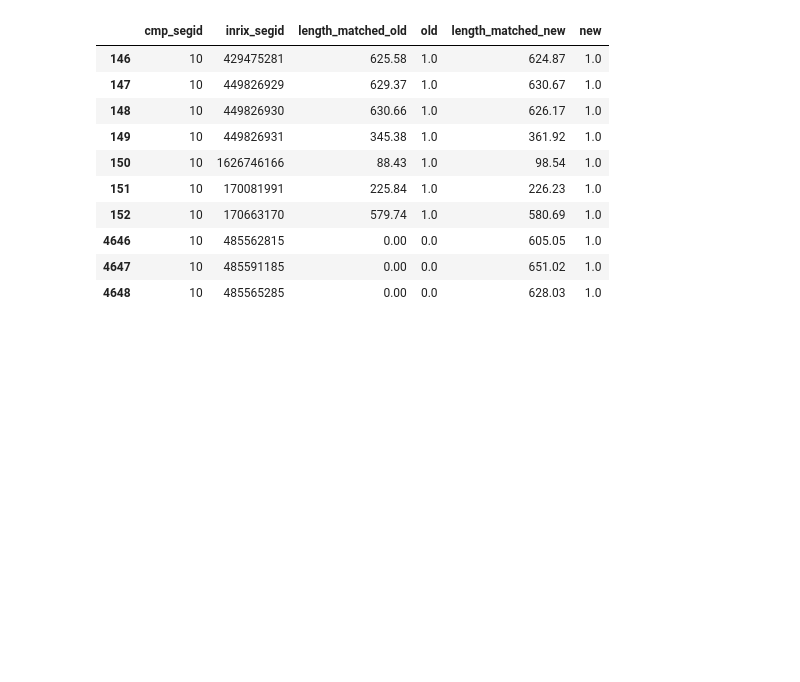
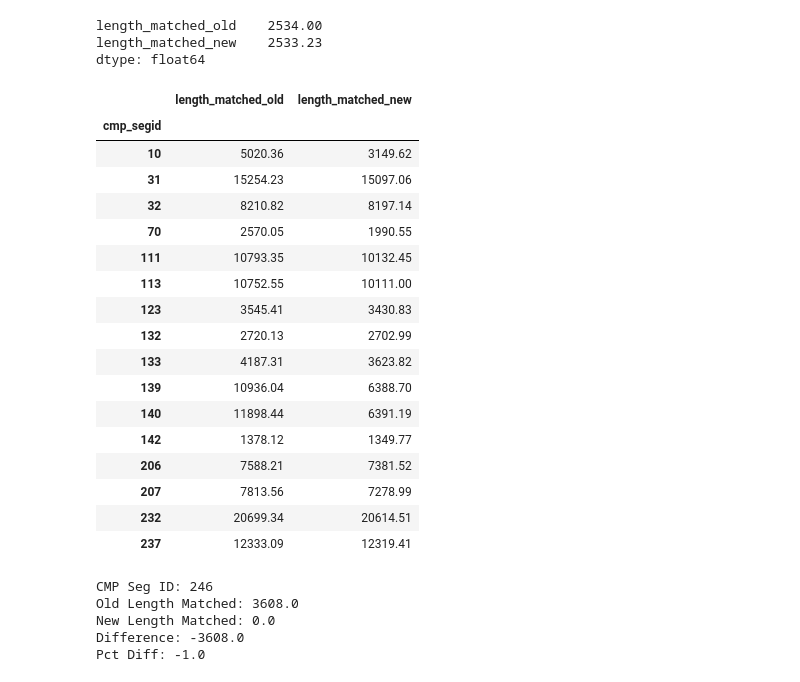
Before and after one commit to sfcta/cmp_scripts, a Jupyter notebook: Conflation/notebooks/Correspondence Explorer.ipynb, the cells around one changed output. Drawn from its saved outputs; the diff is of its cells as text; code cells hidden in the pictures; blank space fills up the shorter version.

```diff
--- a/Conflation/notebooks/Correspondence Explorer.ipynb
+++ b/Conflation/notebooks/Correspondence Explorer.ipynb
@@ -118,16 +159,8 @@ df = pd.merge(old,
               how='outer',
               suffixes=['_old','_new']).fillna(0)
 # %%
-df.loc[df['cmp_segid'].eq(10)]
+df.loc[df['cmp_segid'].eq(1),['length_matched_old','length_matched_new']].sum()
 # %% [output]
-|  | cmp_segid | inrix_segid | length_matched_old | old | length_matched_new | new |
-| 146 | 10 | 429475281 | 625.58 | 1.0 | 624.87 | 1.0 |
-| 147 | 10 | 449826929 | 629.37 | 1.0 | 630.67 | 1.0 |
-| 148 | 10 | 449826930 | 630.66 | 1.0 | 626.17 | 1.0 |
-| 149 | 10 | 449826931 | 345.38 | 1.0 | 361.92 | 1.0 |
-| 150 | 10 | 1626746166 | 88.43 | 1.0 | 98.54 | 1.0 |
-| 151 | 10 | 170081991 | 225.84 | 1.0 | 226.23 | 1.0 |
-| 152 | 10 | 170663170 | 579.74 | 1.0 | 580.69 | 1.0 |
-| 4646 | 10 | 485562815 | 0.00 | 0.0 | 605.05 | 1.0 |
-| 4647 | 10 | 485591185 | 0.00 | 0.0 | 651.02 | 1.0 |
-| 4648 | 10 | 485565285 | 0.00 | 0.0 | 628.03 | 1.0 |
+length_matched_old    2534.00
+length_matched_new    2533.23
+dtype: float64
@@ -136 +173,36 @@ added_xd_iter = iter(df.loc[df['old'].eq(0)].groupby('cmp_segid'))
+# %%
+s.loc[(s['length_matched_old'] - s['length_matched_new']).gt(10)].loc[:245]
+# %% [output]
+|  | length_matched_old | length_matched_new |
+| cmp_segid |  |  |
+| 10 | 5020.36 | 3149.62 |
+| 31 | 15254.23 | 15097.06 |
+| 32 | 8210.82 | 8197.14 |
+| 70 | 2570.05 | 1990.55 |
+| 111 | 10793.35 | 10132.45 |
+| 113 | 10752.55 | 10111.00 |
+| 123 | 3545.41 | 3430.83 |
+| 132 | 2720.13 | 2702.99 |
+| 133 | 4187.31 | 3623.82 |
+| 139 | 10936.04 | 6388.70 |
+| 140 | 11898.44 | 6391.19 |
+| 142 | 1378.12 | 1349.77 |
+| 206 | 7588.21 | 7381.52 |
+| 207 | 7813.56 | 7278.99 |
+| 232 | 20699.34 | 20614.51 |
+| 237 | 12333.09 | 12319.41 |
+# %%
+cmp_segid = next(added_xd_iter)[0]
+#cmp_segid = 29
+l0, l1 = round(s.loc[cmp_segid,'length_matched_old'], 0), round(s.loc[cmp_segid,'length_matched_new'], 0)
+print('CMP Seg ID: {}\nOld Length Matched: {}\nNew Length Matched: {}\nDifference: {}\nPct Diff: {}'.format(
+        cmp_segid, l0, l1, l1 - l0, (l1 - l0) / l0
+        )
+     )
+# %% [output]
+CMP Seg ID: 246
+Old Length Matched: 3608.0
+New Length Matched: 0.0
+Difference: -3608.0
+Pct Diff: -1.0
 # %%
```
Also changed, not shown: parts of 17 cells of this notebook.
